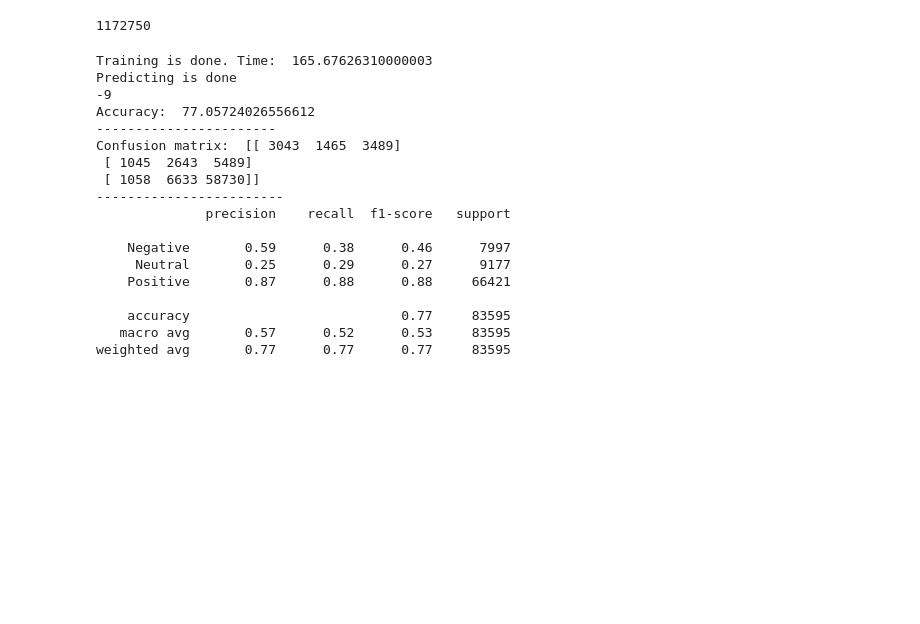
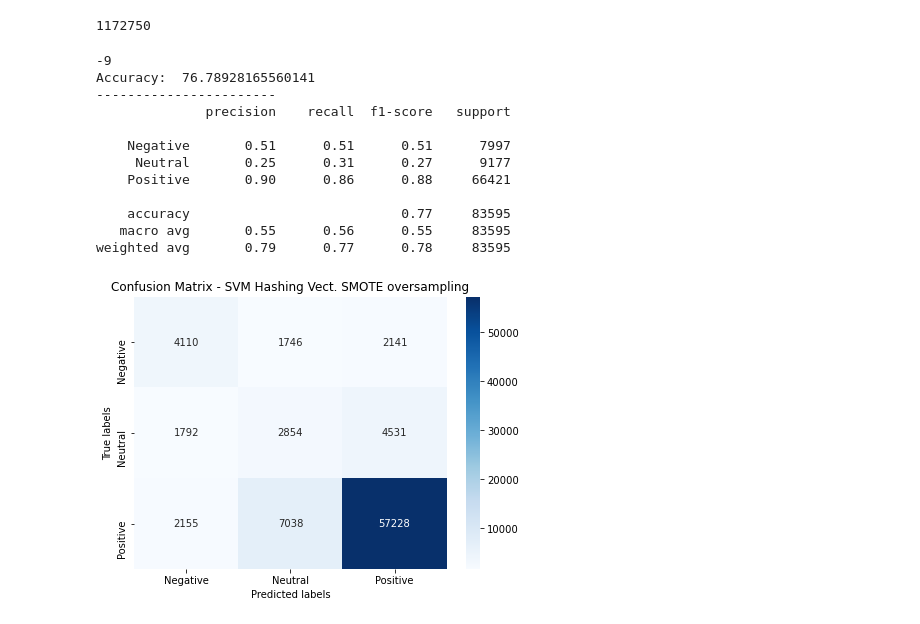
Before and after one commit to ChristosDeretzis/Sentence-Level-Sentiment-Analysis-Thesis, a Jupyter notebook: [Resampling]SVM_HashingVectorizer-Oversampling.ipynb, the cells around one changed output. Cells and saved outputs as stored; diff of their text form; code cells hidden in the pictures; blank space fills up the shorter version.

```diff
--- a/[Resampling]SVM_HashingVectorizer-Oversampling.ipynb
+++ b/[Resampling]SVM_HashingVectorizer-Oversampling.ipynb
@@ -111,13 +111,6 @@ all_sentences = Train_X + Test_X
 len(df)
 # %% [output]
 1172750
-# %%
-# Encoding of label
-Encoder = LabelEncoder()
-Train_Y = Encoder.fit_transform(Train_Y)
-Test_Y = Encoder.fit_transform(Test_Y)
-Train_Y_review = Encoder.fit_transform(Train_Y_review)
-Test_Y_review = Encoder.fit_transform(Test_Y_review)
 # %%
 # Word Vectorization
 Hashing_vect = HashingVectorizer(alternate_sign=False)
@@ -131,9 +124,9 @@ X_SMOTE, y_SMOTE = oversample.fit_resample(Train_X_Hashing, Train_Y)
 # %%
 def find_Max_Element(scores):
     c = Counter(scores)
-    negatives = c[0]
-    neutral = c[1]
-    positives = c[2]
+    negatives = c[-1]
+    neutral = c[0]
+    positives = c[1]
 
     if(scores[0] == -1):
         negatives += 1
@@ -152,11 +145,11 @@ def find_Max_Element(scores):
     if(neutral == positives and neutral > negatives and positives > negatives):
         max_element = 1
     elif (neutral == negatives and neutral > positives and negatives > positives):
-        max_element = 1
+        max_element = -1
     elif (neutral == negatives and negatives == positives):
-        max_element = 1
+        max_element = 0
     elif (positives == negatives and positives > neutral and negatives > neutral) :
-        max_element = 1
+        max_element = 0
     else:
         max_element = max(set(scores), key = scores.count)
 
@@ -164,23 +157,13 @@ def find_Max_Element(scores):
 #     return  max(set(scores), key = scores.count)
 # %%
 # Support Vector Machine with linear cernel
-
 from sklearn.svm import LinearSVC
-import timeit
-
-start = timeit.default_timer()
 
 # Train the classifier
 clf = LinearSVC(random_state=0, tol=1e-5)
 clf.fit(X_SMOTE,y_SMOTE)
 
-stop = timeit.default_timer()
-
-print("Training is done. Time: ", (stop-start))
-
 predictions_SVM = clf.predict(Test_X_Hashing)
-
-print("Predicting is done")
 
 # Get grades by review
 predicted_scores_frame = pd.DataFrame(np.column_stack([Test_index, predictions_SVM, Test_Y]),
@@ -195,47 +178,48 @@ majority_scores =  scores_by_review_frame.apply(find_Max_Element)
 predicted_scores = list(majority_scores)
 
 # for each review get its actual score
 actual_scores_frame = predicted_scores_frame.groupby('review Index')['actual'].first()
 actual_scores = list(actual_scores_frame)
 
 # get all indexes
 review_indexes = predicted_scores_frame['review Index'].unique()
 
 # Calculate Accuracy
 accuracy = accuracy_score(predicted_scores, actual_scores)*100
 print("Accuracy: ", accuracy)
 print("-----------------------")
 
 # Confusion Matrix
 cm = confusion_matrix(actual_scores, predicted_scores)
-print("Confusion matrix: ", cm)
-print("------------------------")
+plt.figure(figsize = (7,5))
+ax = plt.subplot()
+sns.heatmap(cm, annot=True, cmap='Blues', fmt='g',ax=ax)
+ax.set_xlabel('Predicted labels');
+ax.set_ylabel('True labels');
+ax.set_title('Confusion Matrix - SVM Hashing Vect. SMOTE oversampling');
+ax.xaxis.set_ticklabels(['Negative', 'Neutral', 'Positive']);
+ax.yaxis.set_ticklabels(['Negative', 'Neutral', 'Positive']);
 
 # Classification Report
 my_tags = ['Negative','Neutral','Positive']
 print(classification_report(actual_scores, predicted_scores, target_names=my_tags))
 report = classification_report(actual_scores, predicted_scores, target_names=my_tags, output_dict=True);
 clsf_report = pd.DataFrame(report).transpose()
 clsf_report.to_csv('reports/SVM_HashingVectorizer_Oversampling.csv', index= True)
 # %% [output]
-Training is done. Time:  165.67626310000003
-Predicting is done
 -9
-Accuracy:  77.05724026556612
+Accuracy:  76.78928165560141
 -----------------------
-Confusion matrix:  [[ 3043  1465  3489]
- [ 1045  2643  5489]
- [ 1058  6633 58730]]
-------------------------
               precision    recall  f1-score   support
 
-    Negative       0.59      0.38      0.46      7997
-     Neutral       0.25      0.29      0.27      9177
-    Positive       0.87      0.88      0.88     66421
+    Negative       0.51      0.51      0.51      7997
+     Neutral       0.25      0.31      0.27      9177
+    Positive       0.90      0.86      0.88     66421
 
     accuracy                           0.77     83595
-   macro avg       0.57      0.52      0.53     83595
-weighted avg       0.77      0.77      0.77     83595
+   macro avg       0.55      0.56      0.55     83595
+weighted avg       0.79      0.77      0.78     83595
+[figure, added]
 # %%
 # write indexes of false classified reviews to a txt file
 
```
Also changed, not shown: parts of 3 cells of this notebook, 27 other files.
